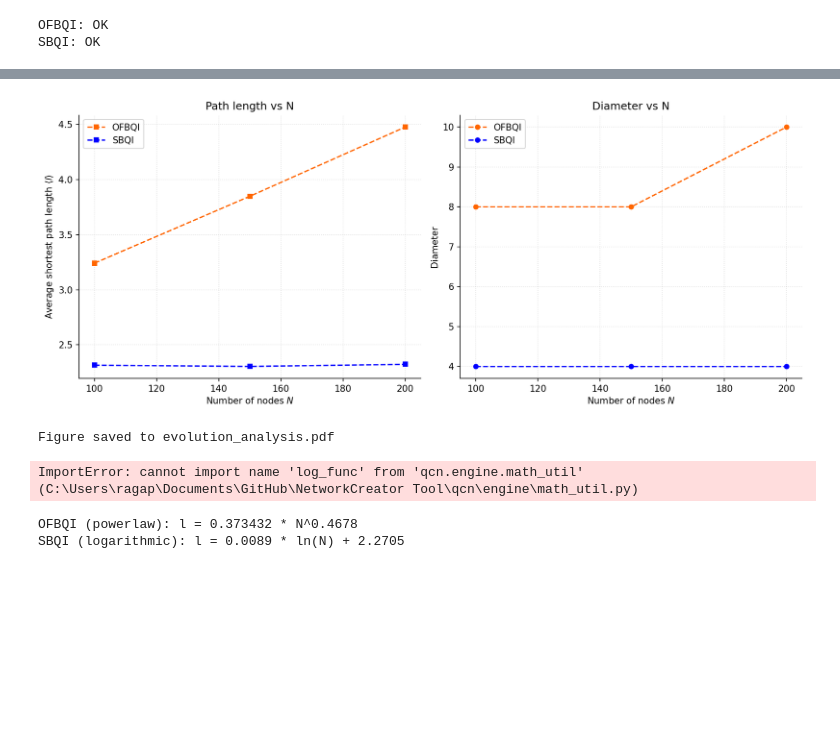
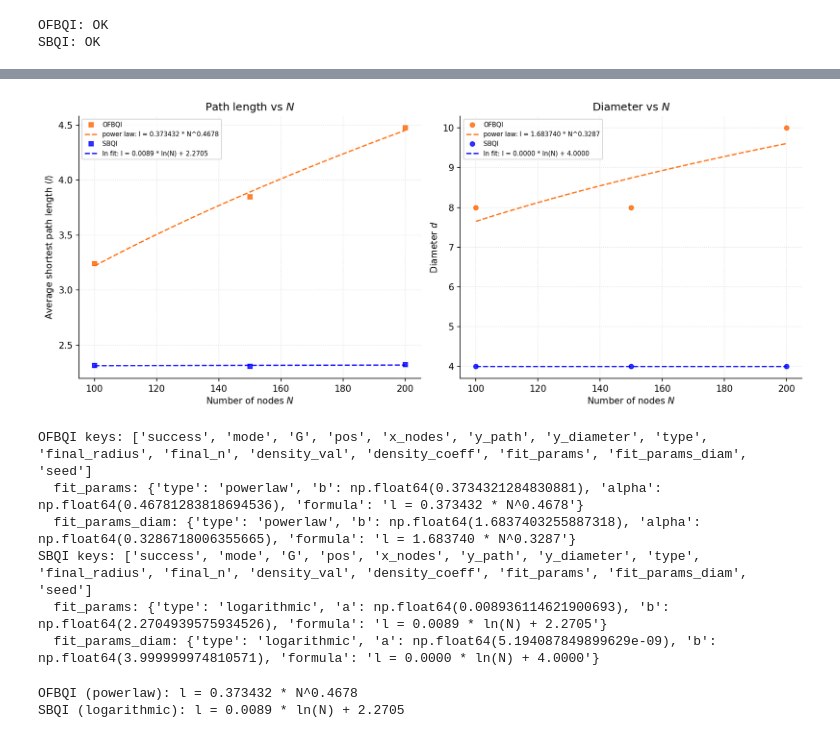
Before and after one commit to raulpg14/Quantum-Internet-Network-Simulator, a Jupyter notebook: notebooks/02_evolution_analysis.ipynb, the cells around one changed output, grey strips where cells are left out. Cells and saved outputs as stored; diff of their text form; code cells hidden in the pictures; blank space fills up the shorter version.

```diff
--- a/notebooks/02_evolution_analysis.ipynb
+++ b/notebooks/02_evolution_analysis.ipynb
@@ -82,29 +85,3 @@ KeyError: 'a'
-# %%
-fig, (ax1, ax2) = plt.subplots(1, 2, figsize=(12, 5))
-for net_type, res in results.items():
-    style = STYLE_MAP[net_type]
-    ax1.plot(res['x_nodes'], res['y_path'],
-             color=style['color'], marker='s', linestyle='--',
-             markersize=5, label=style['label'])
-    ax2.plot(res['x_nodes'], res['y_diameter'],
-             color=style['color'], marker='o', linestyle='--',
-             markersize=5, label=style['label'])
-ax1.set_xlabel('Number of nodes $N$')
-ax1.set_ylabel('Average shortest path length $\\langle l \\rangle$')
-ax1.set_title('Path length vs N')
-ax1.legend()
-ax1.grid(True, linestyle=':', alpha=0.4)
-ax2.set_xlabel('Number of nodes $N$')
-ax2.set_ylabel('Diameter')
-ax2.set_title('Diameter vs N')
-ax2.legend()
-ax2.grid(True, linestyle=':', alpha=0.4)
-plt.tight_layout()
-plt.show()
-print('Figure saved to evolution_analysis.pdf')
-# %% [output]
-[figure, removed]
-Figure saved to evolution_analysis.pdf
 # %%
 import numpy as np
 from qcn.engine.math_util import log_func, power_func
@@ -112,11 +89,12 @@ from qcn.engine.math_util import log_func, power_func
 fig, (ax1, ax2) = plt.subplots(1, 2, figsize=(12, 5))
 
 for net_type, res in results.items():
-    style   = STYLE_MAP[net_type]
-    x_nodes = np.array(res['x_nodes'])
-    y_path  = np.array(res['y_path'])
-    y_diam  = np.array(res['y_diameter'])
-    fp      = res.get('fit_params')
+    style    = STYLE_MAP[net_type]
+    x_nodes  = np.array(res['x_nodes'])
+    y_path   = np.array(res['y_path'])
+    y_diam   = np.array(res['y_diameter'])
+    fp       = res.get('fit_params')
+    fp_diam  = res.get('fit_params_diam')
 
     # Simulation points
     ax1.plot(x_nodes, y_path,
@@ -126,40 +104,69 @@ for net_type, res in results.items():
              color=style['color'], marker='o', linestyle='',
              markersize=5, alpha=0.8, label=style['label'])
 
-    # Fit curve overlaid
+    # Path length fit
     if fp:
-        x_fit = np.linspace(x_nodes.min(), x_nodes.max(), 300)
+        x_fit    = np.linspace(x_nodes.min(), x_nodes.max(), 300)
         fit_type = fp.get('type')
         if fit_type == 'logarithmic':
-            y_fit = log_func(x_fit, fp['a'], fp['b'])
+            y_fit     = log_func(x_fit, fp['a'], fp['b'])
             fit_label = rf"ln fit: {fp['formula']}"
         elif fit_type == 'powerlaw':
-            y_fit = power_func(x_fit, fp['b'], fp['alpha'])
+            y_fit     = power_func(x_fit, fp['b'], fp['alpha'])
             fit_label = rf"power law: {fp['formula']}"
         else:
             y_fit = None
-
         if y_fit is not None:
             ax1.plot(x_fit, y_fit,
                      color=style['color'], linestyle='--',
                      linewidth=1.5, alpha=0.9, label=fit_label)
+
+    # Diameter fit
+    if fp_diam:
+        x_fit    = np.linspace(x_nodes.min(), x_nodes.max(), 300)
+        fit_type = fp_diam.get('type')
+        if fit_type == 'logarithmic':
+            y_fit_d    = log_func(x_fit, fp_diam['a'], fp_diam['b'])
+            diam_label = rf"ln fit: {fp_diam['formula']}"
+        elif fit_type == 'powerlaw':
+            y_fit_d    = power_func(x_fit, fp_diam['b'], fp_diam['alpha'])
+            diam_label = rf"power law: {fp_diam['formula']}"
+        else:
+            y_fit_d = None
+        if y_fit_d is not None:
+            ax2.plot(x_fit, y_fit_d,
+                     color=style['color'], linestyle='--',
+                     linewidth=1.5, alpha=0.9, label=diam_label)
 
 ax1.set_xlabel('Number of nodes $N$')
 ax1.set_ylabel('Average shortest path length $\\langle l \\rangle$')
 ax1.set_title('Path length vs $N$')
 ax1.legend(fontsize=7)
 ax1.grid(True, linestyle=':', alpha=0.4)
 
 ax2.set_xlabel('Number of nodes $N$')
 ax2.set_ylabel('Diameter $d$')
 ax2.set_title('Diameter vs $N$')
 ax2.legend(fontsize=7)
 ax2.grid(True, linestyle=':', alpha=0.4)
 
 plt.tight_layout()
+plt.savefig('evolution_analysis.pdf', bbox_inches='tight')
 plt.show()
 # %% [output]
-ImportError: cannot import name 'log_func' from 'qcn.engine.math_util' (C:\Users\ragap\Documents\GitHub\NetworkCreator Tool\qcn\engine\math_util.py)
+[figure, added]
+# %%
+for net_type, res in results.items():
+    print(f"{net_type} keys: {list(res.keys())}")
+    print(f"  fit_params: {res.get('fit_params')}")
+    print(f"  fit_params_diam: {res.get('fit_params_diam')}")
+# %% [output]
+OFBQI keys: ['success', 'mode', 'G', 'pos', 'x_nodes', 'y_path', 'y_diameter', 'type', 'final_radius', 'final_n', 'density_val', 'density_coeff', 'fit_params', 'fit_params_diam', 'seed']
+  fit_params: {'type': 'powerlaw', 'b': np.float64(0.3734321284830881), 'alpha': np.float64(0.46781283818694536), 'formula': 'l = 0.373432 * N^0.4678'}
+  fit_params_diam: {'type': 'powerlaw', 'b': np.float64(1.6837403255887318), 'alpha': np.float64(0.3286718006355665), 'formula': 'l = 1.683740 * N^0.3287'}
+SBQI keys: ['success', 'mode', 'G', 'pos', 'x_nodes', 'y_path', 'y_diameter', 'type', 'final_radius', 'final_n', 'density_val', 'density_coeff', 'fit_params', 'fit_params_diam', 'seed']
+  fit_params: {'type': 'logarithmic', 'a': np.float64(0.008936114621900693), 'b': np.float64(2.2704939575934526), 'formula': 'l = 0.0089 * ln(N) + 2.2705'}
+  fit_params_diam: {'type': 'logarithmic', 'a': np.float64(5.194087849899629e-09), 'b': np.float64(3.999999974810571), 'formula': 'l = 0.0000 * ln(N) + 4.0000'}
 # %%
 for net_type, res in results.items():
     fp = res.get('fit_params')
```
Also changed, not shown: parts of 1 cell of this notebook, 3 other files.
